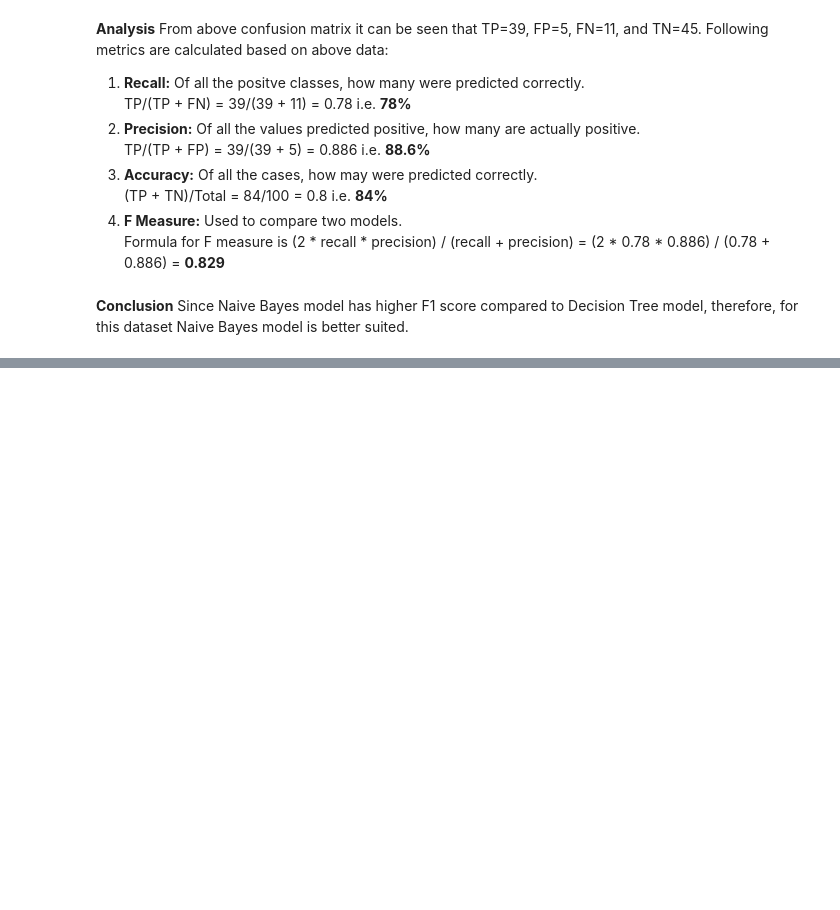
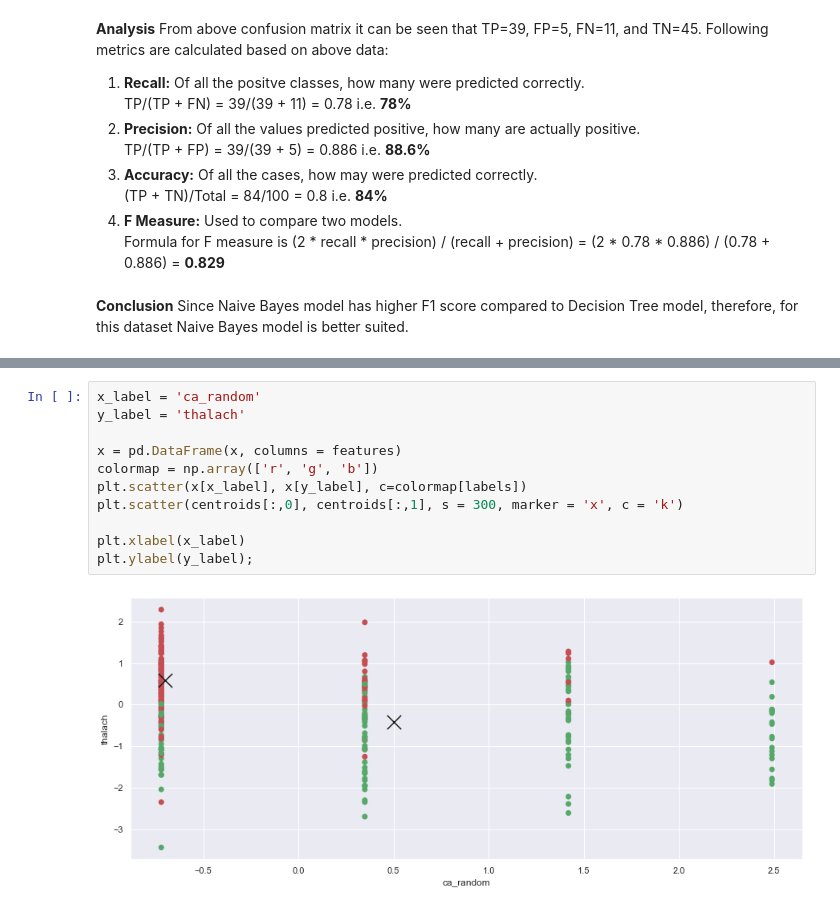
Before and after one commit to mcadac/college, a Jupyter notebook: DataScience/project-assigment/Term Project DS & ML.ipynb, the cells around one changed output, grey strips where cells are left out. Saved outputs shown, nothing was run; the diff lists cells and outputs as text; blank space fills up the shorter version.

```diff
--- a/DataScience/project-assigment/Term Project DS & ML.ipynb
+++ b/DataScience/project-assigment/Term Project DS & ML.ipynb
@@ -762,0 +839,13 @@ Since Naive Bayes model has higher F1 score compared to Decision Tree model, the
+# %%
+x_label = 'ca_random'
+y_label = 'thalach'
+
+x = pd.DataFrame(x, columns = features)
+colormap = np.array(['r', 'g', 'b'])
+plt.scatter(x[x_label], x[y_label], c=colormap[labels])
+plt.scatter(centroids[:,0], centroids[:,1], s = 300, marker = 'x', c = 'k')
+
+plt.xlabel(x_label)
+plt.ylabel(y_label);
+# %% [output]
+[figure, added]
```
Also changed, not shown: parts of 21 cells of this notebook, 1 other file.
